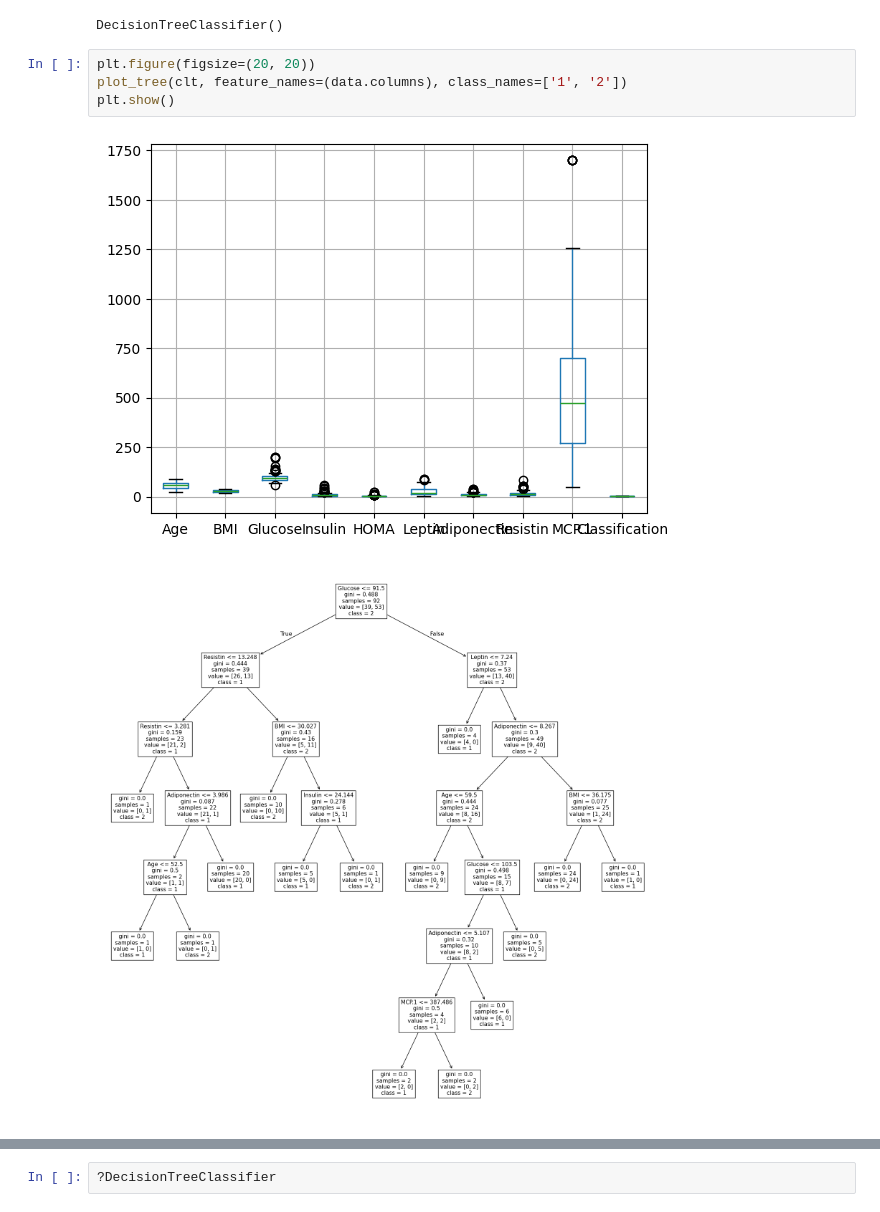
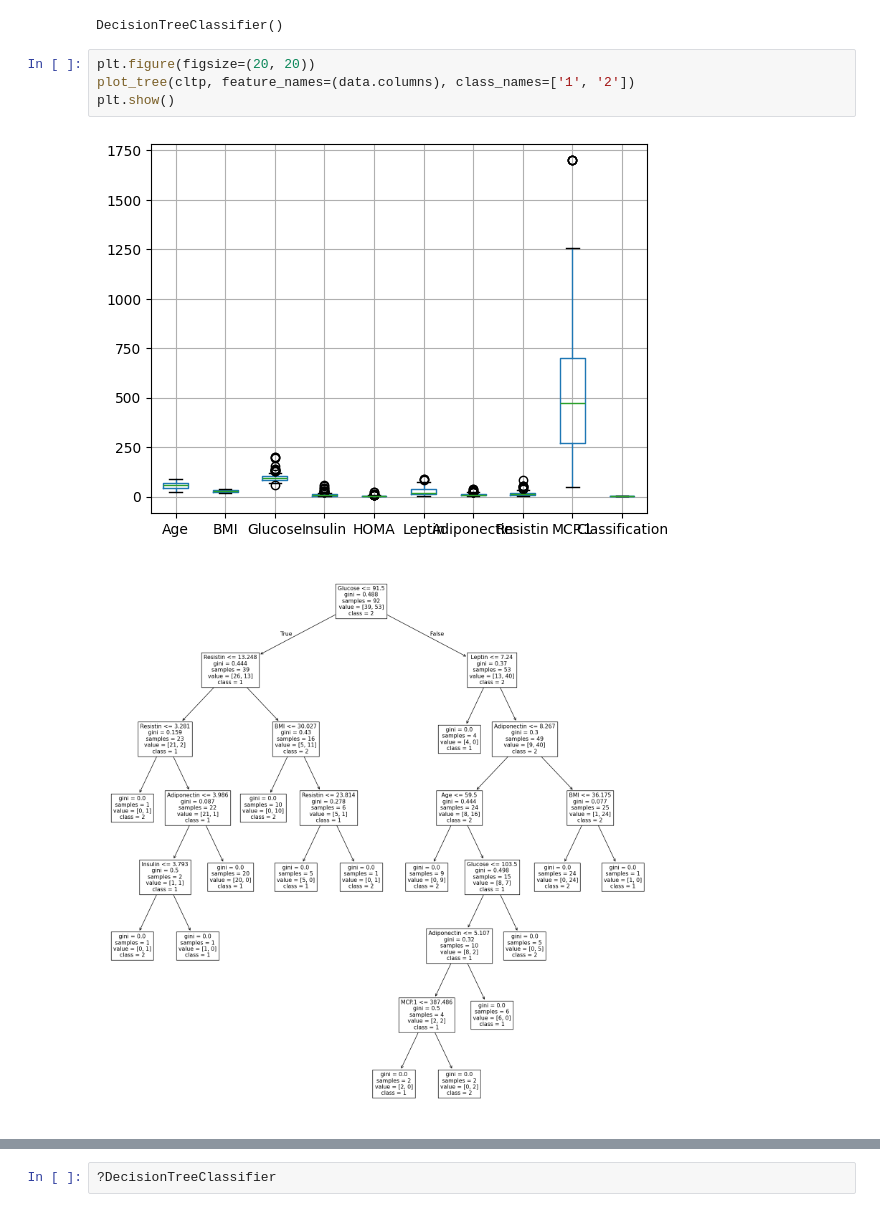
Before and after one commit to misalsathsara/Machine-Learning-Basic, a Jupyter notebook: Decision_Tree.ipynb, the cells around one changed output, grey strips where cells are left out. Cells and saved outputs as stored; diff of their text form.

```diff
--- a/Decision_Tree.ipynb
+++ b/Decision_Tree.ipynb
@@ -98,10 +98,10 @@ cltp.fit(x_train, y_train)
 DecisionTreeClassifier()
 # %%
 plt.figure(figsize=(20, 20))
-plot_tree(clt, feature_names=(data.columns), class_names=['1', '2'])
+plot_tree(cltp, feature_names=(data.columns), class_names=['1', '2'])
 plt.show()
 # %% [output]
 [figure]
-[figure, old version]
+[figure, new version]
 # %%
 plt.figure(figsize=(20, 20))
```
Also changed, not shown: parts of 8 cells of this notebook.
